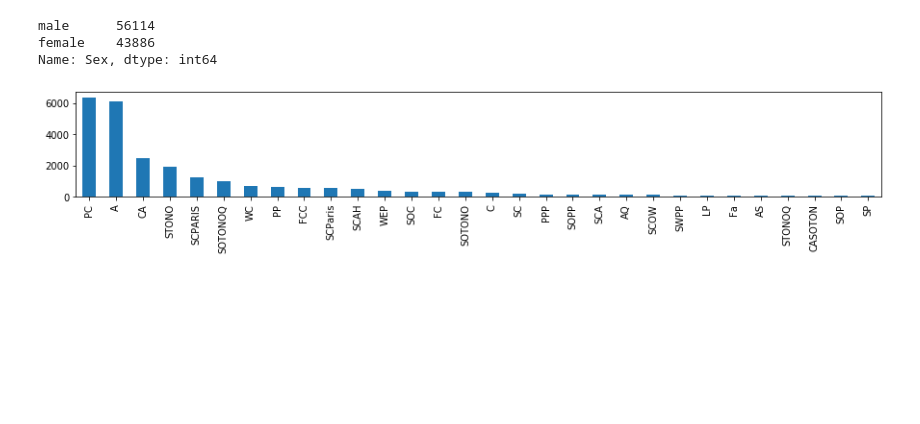
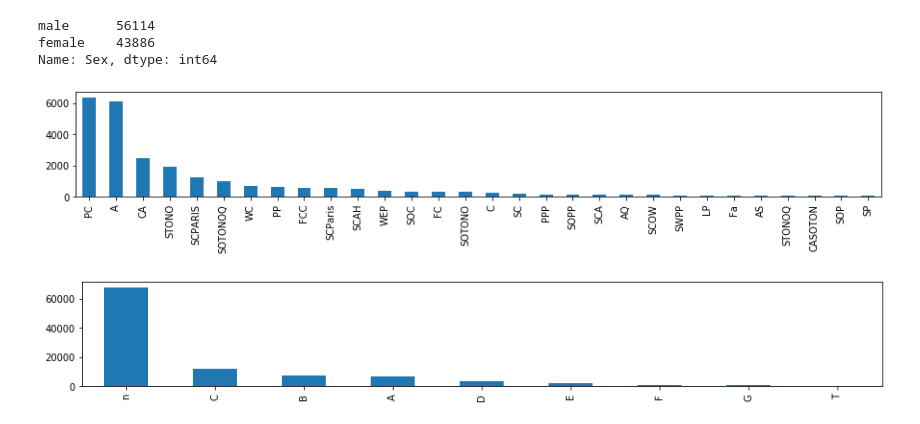
Before and after one commit to aarontrefler/kaggle-projects, a Jupyter notebook: tabular-playground-april-21/working/1.0-preprocess.ipynb, the cells around one changed output. Cells and saved outputs as stored; diff of their text form; code cells hidden in the pictures; blank space fills up the shorter version.

```diff
--- a/tabular-playground-april-21/working/1.0-preprocess.ipynb
+++ b/tabular-playground-april-21/working/1.0-preprocess.ipynb
@@ -229,3 +247,9 @@ cnts.plot(kind='bar', figsize=(15, 2))
 plt.show()
 # %% [output]
 [figure]
+# %%
+cnts = pd_train_clean.cabin_id.value_counts()
+cnts.plot(kind='bar', figsize=(15, 2))
+plt.show()
+# %% [output]
+[figure, added]
```
Also changed, not shown: parts of 5 cells of this notebook, 2 other files.
